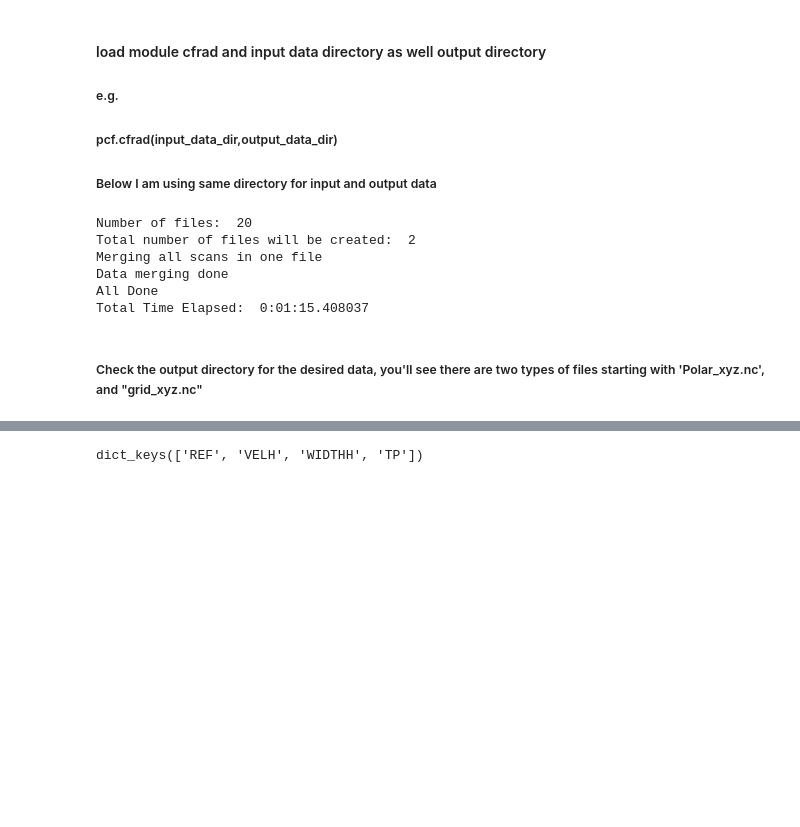
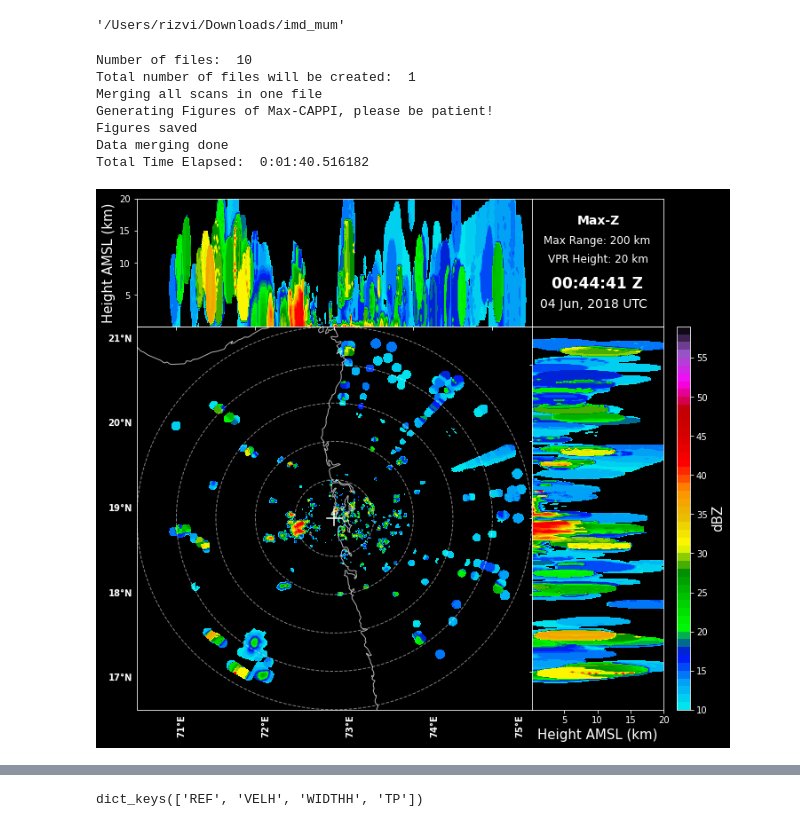
Before and after one commit to syedhamidali/PyScanCf, a Jupyter notebook: Example.ipynb, the cells around one changed output, grey strips where cells are left out. Drawn from its saved outputs; the diff is of its cells as text; code cells hidden in the pictures; blank space fills up the shorter version.

Commit message:
How to use PyScanCf

```diff
--- a/Example.ipynb
+++ b/Example.ipynb
@@ -24,17 +14,3 @@ Importing Libraries
 ##     JJ Helmus and SM Collis, JORS 2016, doi: 10.5334/jors.119
 
 Importing Libraries Done
-# %% [markdown]
-#### load module cfrad and input data directory as well output directory
-##### e.g.
-##### pcf.cfrad(input_data_dir,output_data_dir)
-##### Below I am using same directory for input and output data
-# %%
-pcf.cfrad('H:\\Taukte\\test\\B14','H:\\Taukte\\test\\B14')
-# %% [output]
-Number of files:  20
-Total number of files will be created:  2
-Merging all scans in one file
-Data merging done
-All Done
-Total Time Elapsed:  0:01:15.408037
@@ -43,2 +17,15 @@ Total Time Elapsed:  0:01:15.408037
-# %% [markdown]
-##### Check the output directory for the desired data, you'll see there are two types of files starting with 'Polar_xyz.nc', and "grid_xyz.nc"
+# %%
+pwd
+# %% [output]
+'/Users/rizvi/Downloads/imd_mum'
+# %%
+pcf.cfrad('/Users/rizvi/Downloads/imd_mum','/Users/rizvi/Downloads/imd_mum',gridder = True, plot='REF')
+# %% [output]
+Number of files:  10
+Total number of files will be created:  1
+Merging all scans in one file
+Generating Figures of Max-CAPPI, please be patient!
+Figures saved
+Data merging done
+Total Time Elapsed:  0:01:40.516182
+[figure, added]
```
Also changed, not shown: parts of 22 cells of this notebook.
